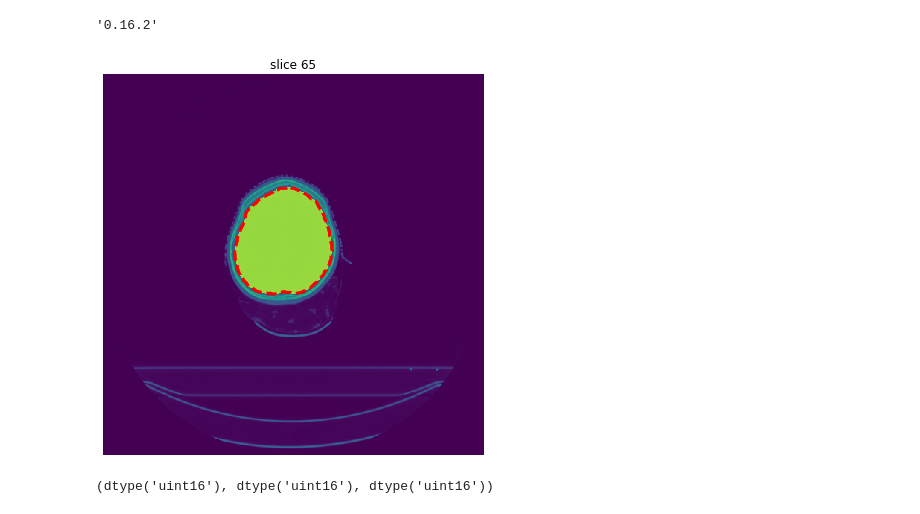
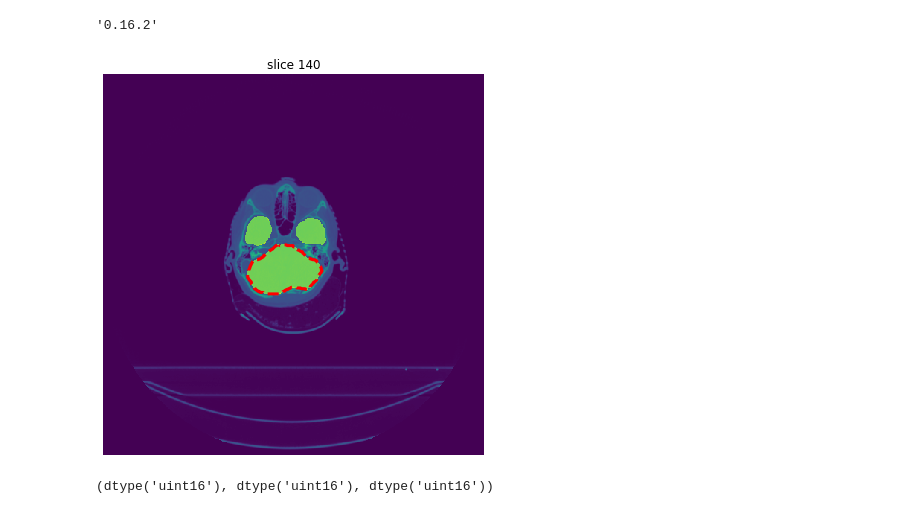
Before and after one commit to CarolineMagg/KidsBrainProject, a Jupyter notebook: data_preprocessing/active_contour_draft.ipynb, the cells around one changed output. Cells and saved outputs as stored; diff of their text form; code cells hidden in the pictures.

```diff
--- a/data_preprocessing/active_contour_draft.ipynb
+++ b/data_preprocessing/active_contour_draft.ipynb
@@ -181,17 +175,17 @@ skimage.__version__
 '0.16.2'
 # %%
 # init structure to process
-ind = 65
+ind = 140
 struct = "Brain"
 img_postop = data.get_post_images(ind)
 img_preop = data.get_pre_images(ind)[0]
 pts_init = data.get_contour_points(struct, ind)[0]
 contour_init = data.get_contour_overlay(struct, ind)[0]
 
 plt.show()
 data.show_overlay2D_pre(struct,ind)
 # %% [output]
-[figure, old version]
+[figure, new version]
 # %%
 img_postop[0].dtype, img_preop.dtype, contour_init.dtype
 # %% [output]
```
Also changed, not shown: parts of 12 cells of this notebook.
